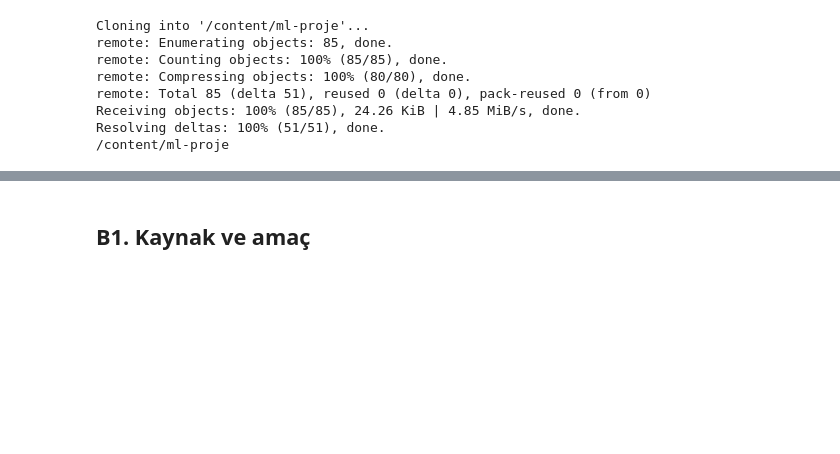
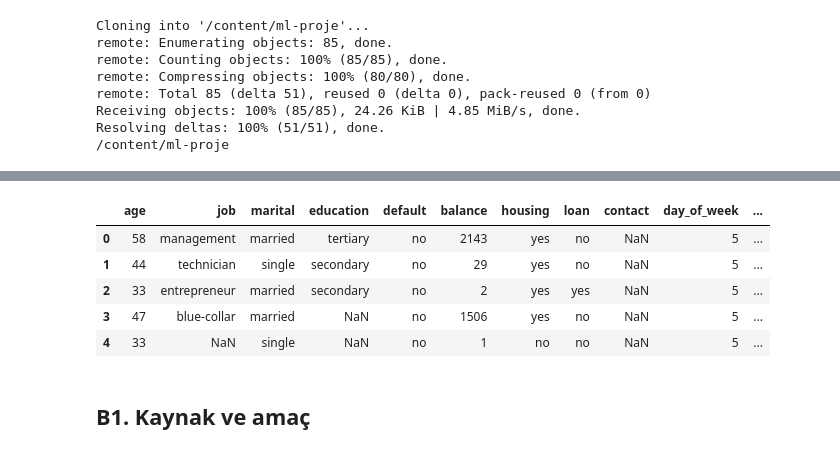
Before and after one commit to zeyneppbaran/ml-proje, a Jupyter notebook: notebooks/01_veri_tanitimi.ipynb, the cells around one changed output, grey strips where cells are left out. Saved outputs shown, nothing was run; the diff lists cells and outputs as text; code cells hidden in the pictures; blank space fills up the shorter version.

```diff
--- a/notebooks/01_veri_tanitimi.ipynb
+++ b/notebooks/01_veri_tanitimi.ipynb
@@ -36,3 +41,42 @@ df.head()
+# %%
+import pandas as pd
+import numpy as np
+import matplotlib.pyplot as plt
+import seaborn as sns
+
+#from src.ortak import veri_yukle
+
+HEDEF_SUTUN = "y"
+VERI_YOLU = "data/bank.csv"
+
+
+def veri_yukle():
+    """Ham veriyi yukler. Hedef sutun yes=1, no=0 olarak kodlanir.
+
+    Ilk calistirmada veri UCI'den indirilip data/ klasorune kaydedilir,
+    sonraki calistirmalarda yerel kopyadan okunur.
+    """
+    if os.path.exists(VERI_YOLU):
+        df = pd.read_csv(VERI_YOLU)
+    else:
+        from ucimlrepo import fetch_ucirepo
+        bank = fetch_ucirepo(id=222)
+        df = pd.concat([bank.data.features, bank.data.targets], axis=1)
+        os.makedirs(os.path.dirname(VERI_YOLU), exist_ok=True)
+        df.to_csv(VERI_YOLU, index=False)
+
+    df[HEDEF_SUTUN] = df[HEDEF_SUTUN].map({"yes": 1, "no": 0})
+    return df
+
+df = veri_yukle()
+df.head()
+# %% [output]
+|  | age | job | marital | education | default | balance | housing | loan | contact | day_of_week | ... |
+| 0 | 58 | management | married | tertiary | no | 2143 | yes | no | NaN | 5 | ... |
+| 1 | 44 | technician | single | secondary | no | 29 | yes | no | NaN | 5 | ... |
+| 2 | 33 | entrepreneur | married | secondary | no | 2 | yes | yes | NaN | 5 | ... |
+| 3 | 47 | blue-collar | married | NaN | no | 1506 | yes | no | NaN | 5 | ... |
+| 4 | 33 | NaN | single | NaN | no | 1 | no | no | NaN | 5 | ... |
 # %% [markdown]
 ## B1. Kaynak ve amaç
 # %%
```
Also changed, not shown: parts of 16 cells of this notebook.
